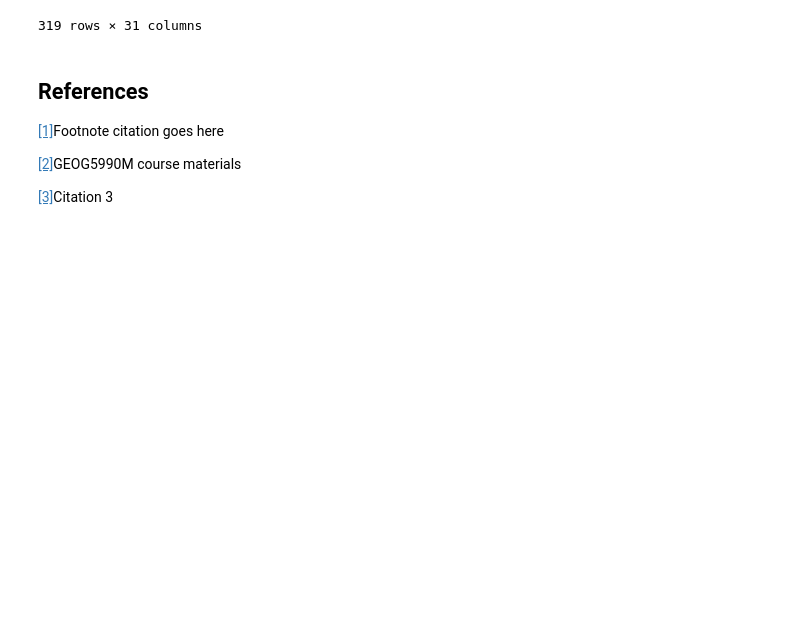
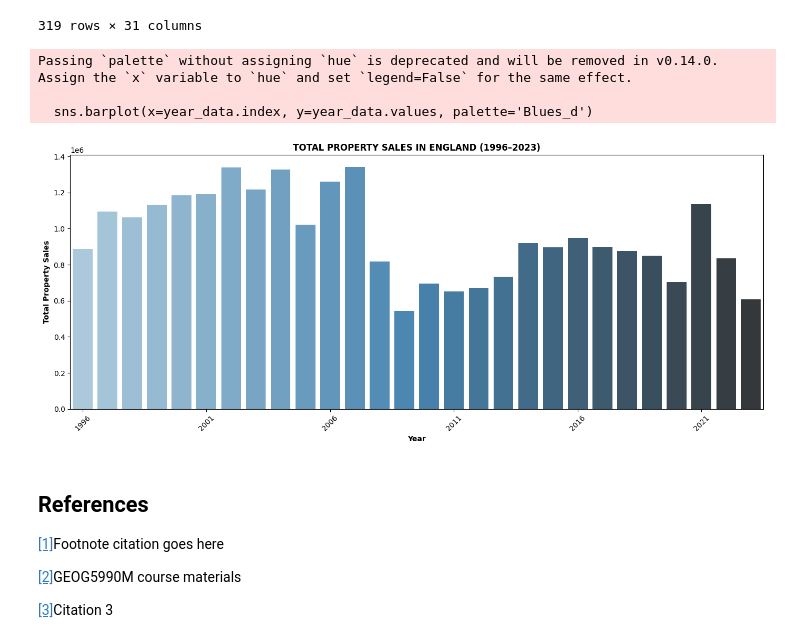
Before and after one commit to ClaudiaTurner/GEOG5990M, a Jupyter notebook: Final_Project_Python_GEOG5990M.ipynb, the cells around one changed output. Drawn from its saved outputs; the diff is of its cells as text; code cells hidden in the pictures; blank space fills up the shorter version.

```diff
--- a/Final_Project_Python_GEOG5990M.ipynb
+++ b/Final_Project_Python_GEOG5990M.ipynb
@@ -202,6 +203,38 @@ Sales_England
 | 317 | 604.0 | 663.0 | 762.0 | 727.0 | 762.0 | 779.0 | 1000.0 | 1016.0 | 1061.0 | 840.0 | ... | ... |
 | 318 | 888461.0 | 1094704.0 | 1061413.0 | 1131191.0 | 1185922.0 | 1190392.0 | 1338117.0 | 1216187.0 | 1328075.0 | 1022613.0 | ... | ... |
 319 rows × 31 columns
+# %%
+import matplotlib.pyplot as plt
+import numpy as np
+import seaborn as sns
+
+# 1. Extract the row labeled 'England_sum_year'
+sum_row = Sales_England[Sales_England['DISTRICT'] == 'England_sum_year']
+
+# 2. Select only columns that look like years (e.g. '1996' to '2023')
+year_columns = [col for col in sum_row.columns if col.isnumeric()]
+year_data = sum_row[year_columns].squeeze()
+
+# 3. Plot
+plt.figure(figsize=(14, 6))
+sns.barplot(x=year_data.index, y=year_data.values, palette='Blues_d')
+
+# 4. Customize x-axis ticks (every 5 years)
+plt.xticks(ticks=np.arange(0, len(year_data), 5), labels=year_data.index[::5], rotation=45)
+
+# 5. Labels and title
+plt.xlabel("Year", fontweight='bold')
+plt.ylabel("Total Property Sales", fontweight='bold')
+plt.title("TOTAL PROPERTY SALES IN ENGLAND (1996–2023)", fontweight='bold')
+
+# 6. Show it
+plt.tight_layout()
+plt.show()
+# %% [output]
+Passing `palette` without assigning `hue` is deprecated and will be removed in v0.14.0. Assign the `x` variable to `hue` and set `legend=False` for the same effect.
+
+  sns.barplot(x=year_data.index, y=year_data.values, palette='Blues_d')
+[figure, added]
 # %%
 # How many years does the anlysis include?
 # Which years had the highest sales rate? And which district in England?
```
Also changed, not shown: parts of 4 cells of this notebook.
